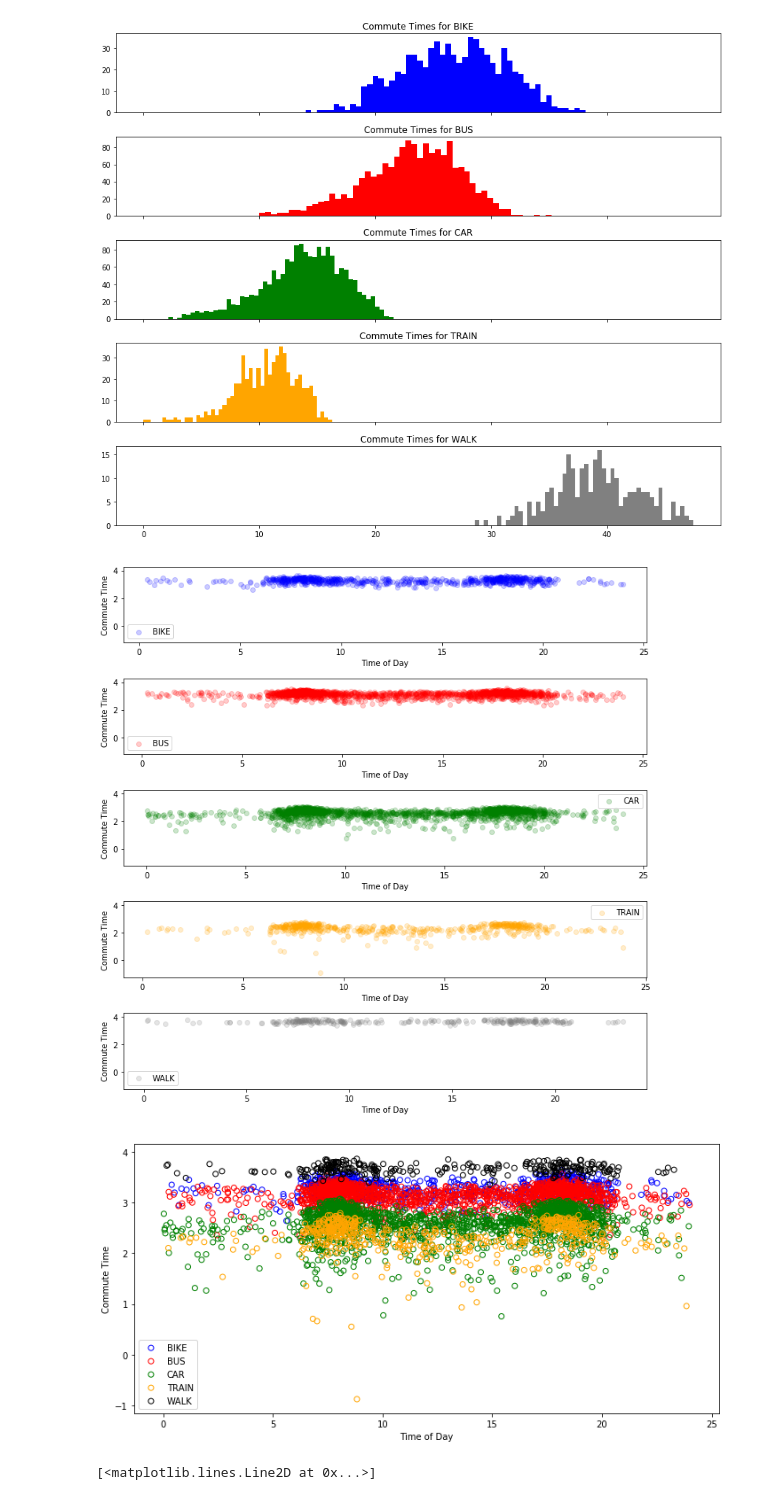
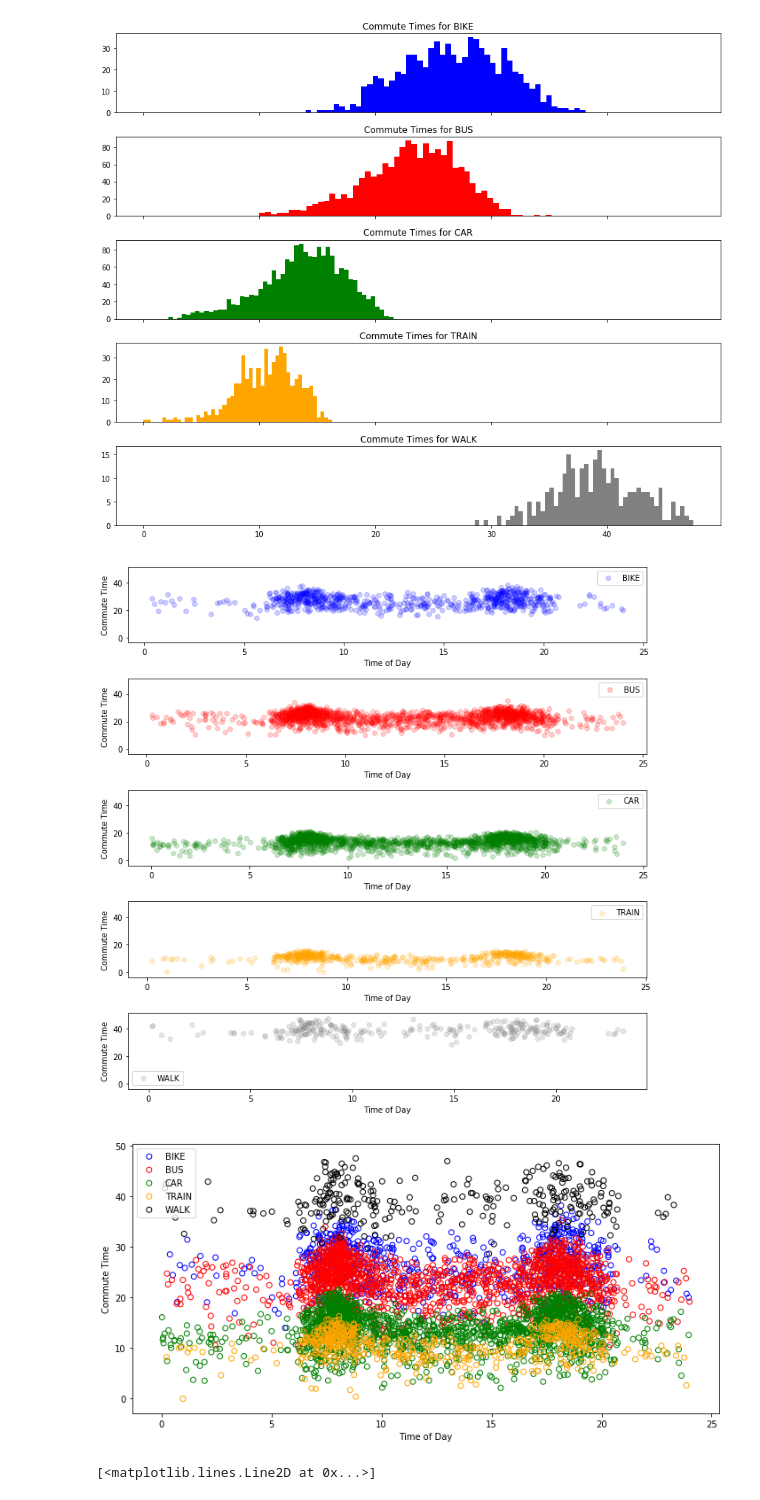
Before and after one commit to madrury/commute-times, a Jupyter notebook: commute-times.ipynb, the cells around one changed output. Drawn from its saved outputs; the diff is of its cells as text; code cells hidden in the pictures.

```diff
--- a/commute-times.ipynb
+++ b/commute-times.ipynb
@@ -65,29 +65,29 @@ colors = ['blue', 'red', 'green', 'orange', 'grey']
 for ax, ctype, color in zip(axs, np.unique(commute_type), colors):
     tod = time_of_day[commute_type == ctype]
     ctime = commute_time[commute_type == ctype]
-    ax.scatter(tod, np.log(ctime), alpha=0.2, color=color, label=ctype)
+    ax.scatter(tod, ctime, alpha=0.2, color=color, label=ctype)
     ax.set_xlabel("Time of Day")
     ax.set_ylabel("Commute Time")
     ax.legend()
 fig.tight_layout()
 # %% [output]
-[figure, old version]
+[figure, new version]
 # %%
 fig, ax = plt.subplots(figsize=(10, 5))
 colors = ['blue', 'red', 'green', 'orange', 'black']
 
 for ctype, color in zip(np.unique(commute_type), colors):
     tod = time_of_day[commute_type == ctype]
     ctime = commute_time[commute_type == ctype]
-    ax.scatter(tod, np.log(ctime), alpha=1.0, color=color, label=ctype,
+    ax.scatter(tod, ctime, alpha=1.0, color=color, label=ctype,
                facecolors='none',
                edgecolors=color)
     ax.set_xlabel("Time of Day")
     ax.set_ylabel("Commute Time")
     ax.legend()
 fig.tight_layout()
 # %% [output]
-[figure, old version]
+[figure, new version]
 # %%
 d = compute_raw_distance(sources, targets)
 # %%
```
